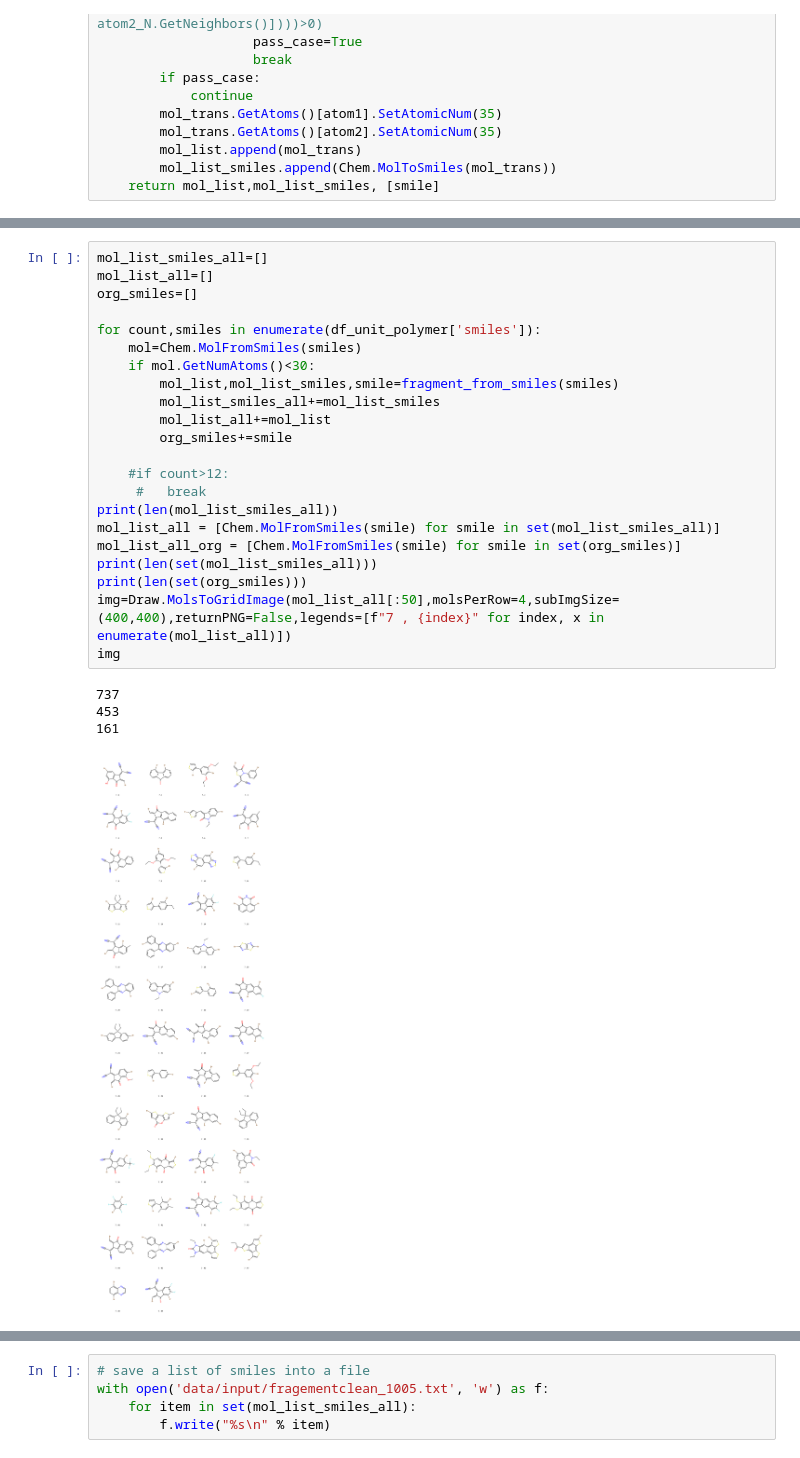
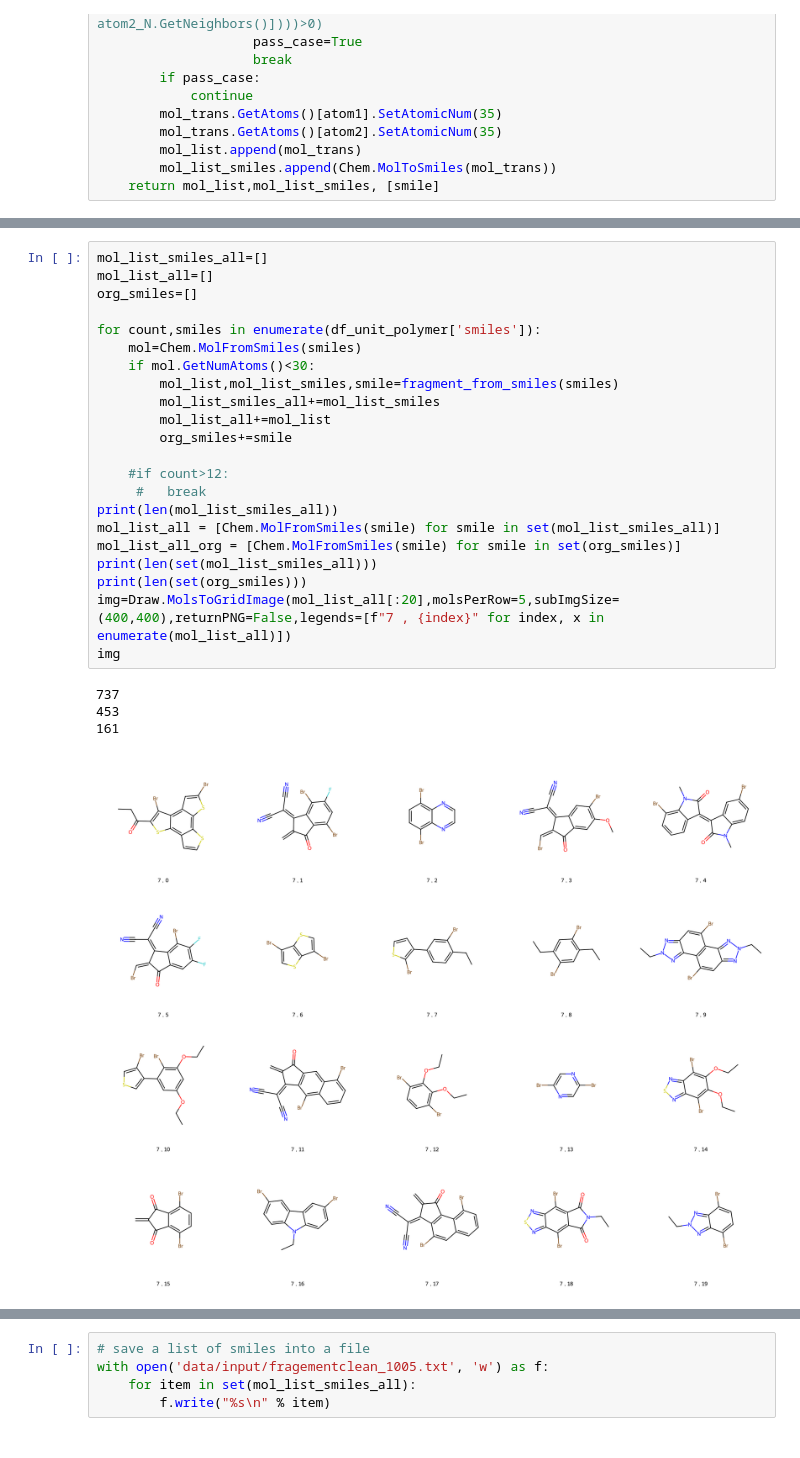
Before and after one commit to mohammedazzouzi15/STK_search, a Jupyter notebook: Example_notebooks/0_generate_building_blocks.ipynb, the cells around one changed output, grey strips where cells are left out. Drawn from its saved outputs; the diff is of its cells as text.

```diff
--- a/Example_notebooks/0_generate_building_blocks.ipynb
+++ b/Example_notebooks/0_generate_building_blocks.ipynb
@@ -73,27 +73,27 @@ df_unit_polymer.head()
 # %%
 mol_list_smiles_all=[]
 mol_list_all=[]
 org_smiles=[]
 
 for count,smiles in enumerate(df_unit_polymer['smiles']):
     mol=Chem.MolFromSmiles(smiles)
     if mol.GetNumAtoms()<30:
         mol_list,mol_list_smiles,smile=fragment_from_smiles(smiles)
         mol_list_smiles_all+=mol_list_smiles
         mol_list_all+=mol_list
         org_smiles+=smile
 
     #if count>12:
      #   break
 print(len(mol_list_smiles_all))
 mol_list_all = [Chem.MolFromSmiles(smile) for smile in set(mol_list_smiles_all)]
 mol_list_all_org = [Chem.MolFromSmiles(smile) for smile in set(org_smiles)]
 print(len(set(mol_list_smiles_all)))
 print(len(set(org_smiles)))
-img=Draw.MolsToGridImage(mol_list_all[:50],molsPerRow=4,subImgSize=(400,400),returnPNG=False,legends=[f"7 , {index}" for index, x in enumerate(mol_list_all)])
+img=Draw.MolsToGridImage(mol_list_all[:20],molsPerRow=5,subImgSize=(400,400),returnPNG=False,legends=[f"7 , {index}" for index, x in enumerate(mol_list_all)])
 img
 # %% [output]
 737
 453
 161
-[figure, old version]
+[figure, new version]
```
Also changed, not shown: parts of 21 cells of this notebook, 2 other files.
